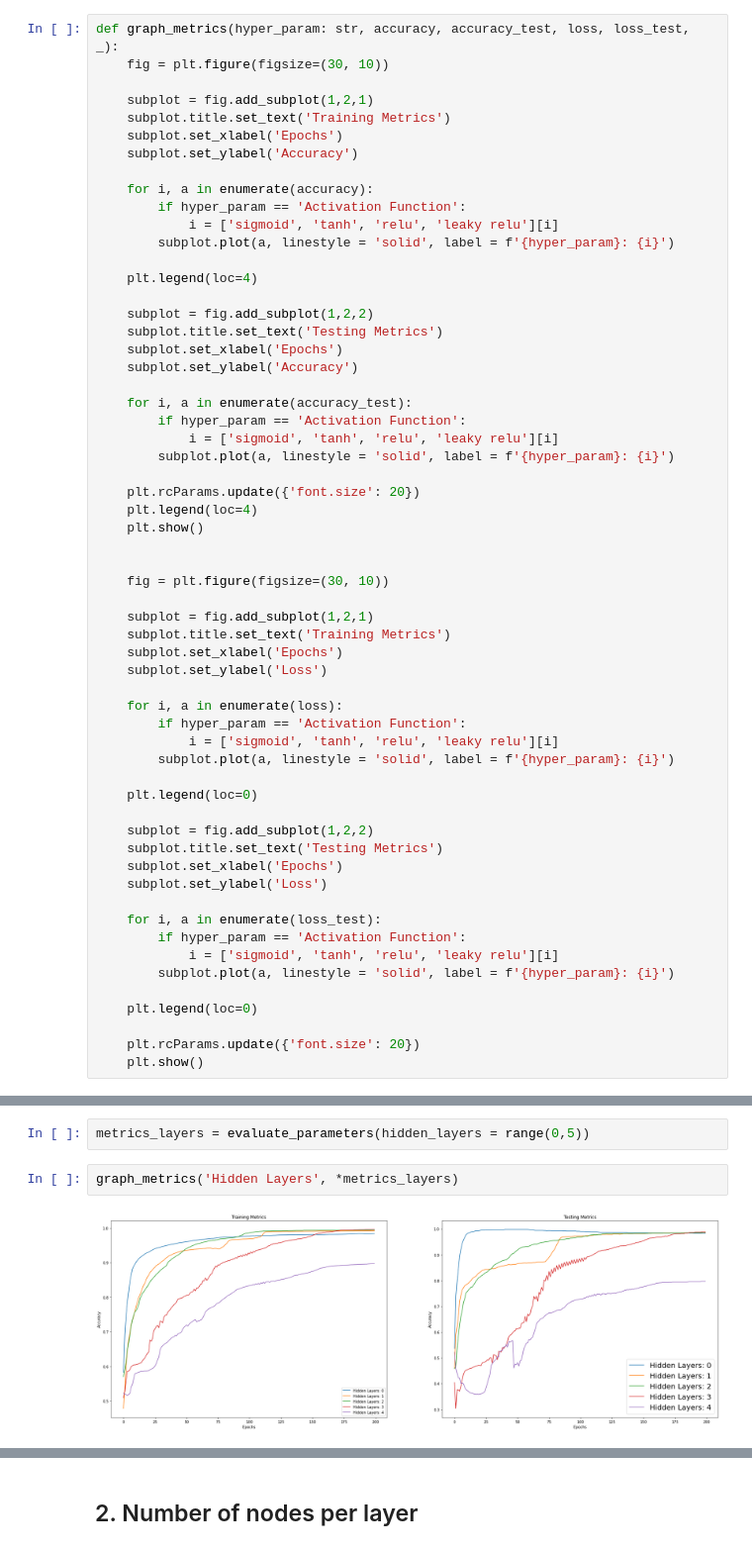
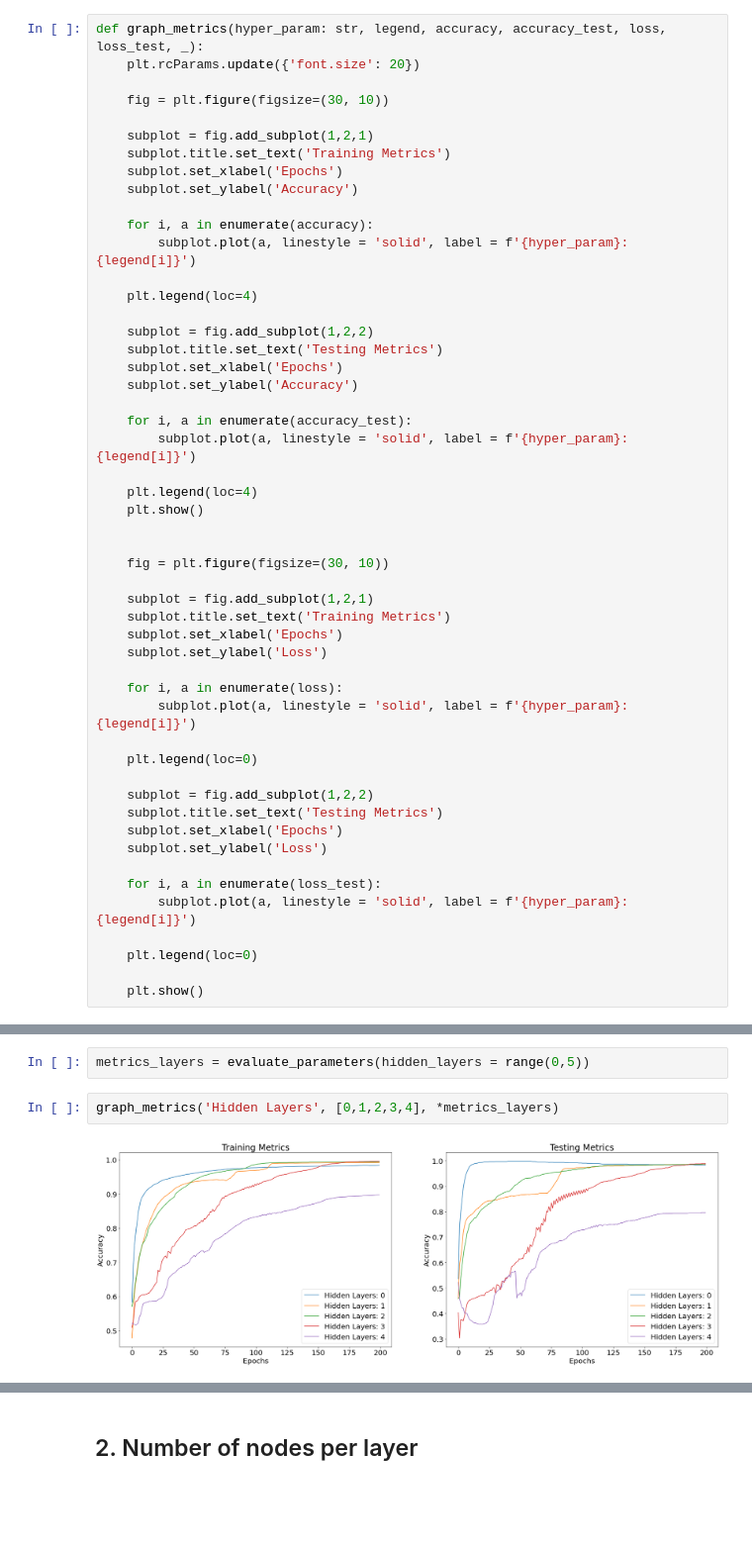
Before and after one commit to kymckay/f21bc-coursework, a Jupyter notebook: investigation.ipynb, the cells around one changed output, grey strips where cells are left out. Shown at 99% size. Cells and saved outputs as stored; diff of their text form; blank space fills up the shorter version.

Commit message:
Fix graph text and legends

```diff
--- a/investigation.ipynb
+++ b/investigation.ipynb
@@ -156,7 +156,9 @@ def evaluate_parameters(
 
     return accuracy, accuracy_test, loss, loss_test, training_time
 # %%
-def graph_metrics(hyper_param: str, accuracy, accuracy_test, loss, loss_test, _):
+def graph_metrics(hyper_param: str, legend, accuracy, accuracy_test, loss, loss_test, _):
+    plt.rcParams.update({'font.size': 20})
+
     fig = plt.figure(figsize=(30, 10))
 
     subplot = fig.add_subplot(1,2,1)
@@ -165,9 +167,7 @@ def graph_metrics(hyper_param: str, accuracy, accuracy_test, loss, loss_test, _)
     subplot.set_ylabel('Accuracy')
 
     for i, a in enumerate(accuracy):
-        if hyper_param == 'Activation Function':
-            i = ['sigmoid', 'tanh', 'relu', 'leaky relu'][i]
-        subplot.plot(a, linestyle = 'solid', label = f'{hyper_param}: {i}')
+        subplot.plot(a, linestyle = 'solid', label = f'{hyper_param}: {legend[i]}')
 
     plt.legend(loc=4)
 
@@ -177,11 +177,8 @@ def graph_metrics(hyper_param: str, accuracy, accuracy_test, loss, loss_test, _)
     subplot.set_ylabel('Accuracy')
 
     for i, a in enumerate(accuracy_test):
-        if hyper_param == 'Activation Function':
-            i = ['sigmoid', 'tanh', 'relu', 'leaky relu'][i]
-        subplot.plot(a, linestyle = 'solid', label = f'{hyper_param}: {i}')
+        subplot.plot(a, linestyle = 'solid', label = f'{hyper_param}: {legend[i]}')
 
-    plt.rcParams.update({'font.size': 20})
     plt.legend(loc=4)
     plt.show()
 
@@ -194,9 +191,7 @@ def graph_metrics(hyper_param: str, accuracy, accuracy_test, loss, loss_test, _)
     subplot.set_ylabel('Loss')
 
     for i, a in enumerate(loss):
-        if hyper_param == 'Activation Function':
-            i = ['sigmoid', 'tanh', 'relu', 'leaky relu'][i]
-        subplot.plot(a, linestyle = 'solid', label = f'{hyper_param}: {i}')
+        subplot.plot(a, linestyle = 'solid', label = f'{hyper_param}: {legend[i]}')
 
     plt.legend(loc=0)
 
@@ -206,13 +201,10 @@ def graph_metrics(hyper_param: str, accuracy, accuracy_test, loss, loss_test, _)
     subplot.set_ylabel('Loss')
 
     for i, a in enumerate(loss_test):
-        if hyper_param == 'Activation Function':
-            i = ['sigmoid', 'tanh', 'relu', 'leaky relu'][i]
-        subplot.plot(a, linestyle = 'solid', label = f'{hyper_param}: {i}')
+        subplot.plot(a, linestyle = 'solid', label = f'{hyper_param}: {legend[i]}')
 
     plt.legend(loc=0)
 
-    plt.rcParams.update({'font.size': 20})
     plt.show()
 # %% [markdown]
 ## 1. Number of hidden layers
@@ -223,9 +215,9 @@ Investigate the accuracy of neural networks with varying numbers of hidden layer
 # %%
 metrics_layers = evaluate_parameters(hidden_layers = range(0,5))
 # %%
-graph_metrics('Hidden Layers', *metrics_layers)
+graph_metrics('Hidden Layers', [0,1,2,3,4], *metrics_layers)
 # %% [output]
-[figure, old version]
+[figure, new version]
 [figure]
 # %% [markdown]
 ## 2. Number of nodes per layer
```
Also changed, not shown: parts of 3 cells of this notebook.
